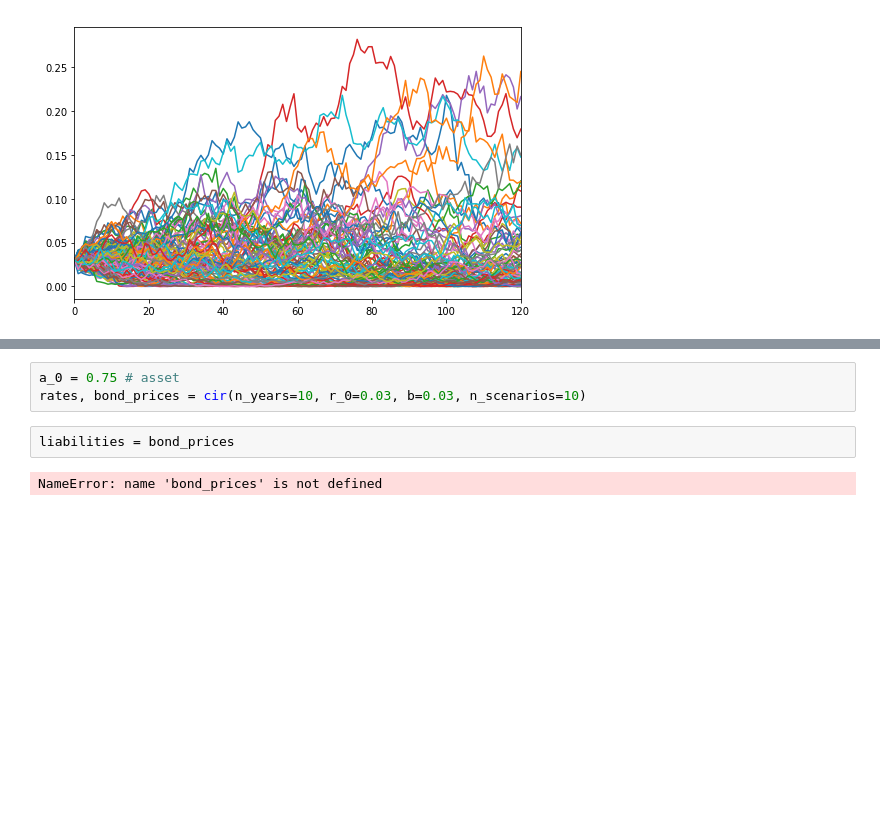
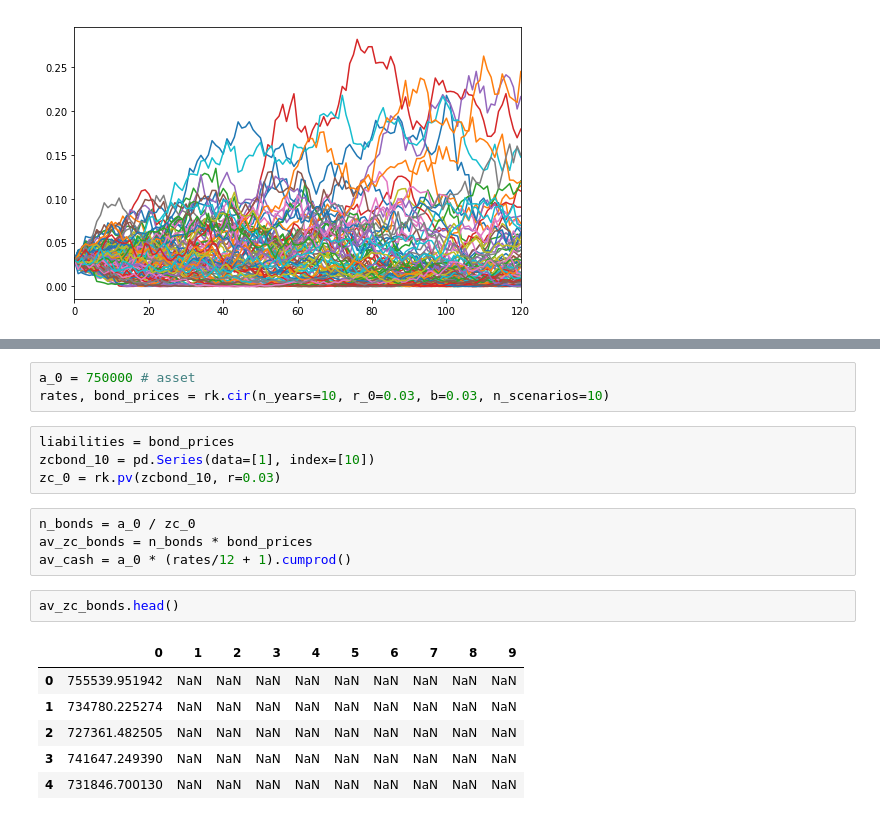
Before and after one commit to allaccountstaken/risk_toolkit, a Jupyter notebook: cir.ipynb, the cells around one changed output, grey strips where cells are left out. Saved outputs shown, nothing was run; the diff lists cells and outputs as text; blank space fills up the shorter version.

```diff
--- a/cir.ipynb
+++ b/cir.ipynb
@@ -65,9 +68,22 @@ display(controls)
 # %% [output]
 interactive(children=(FloatSlider(value=0.03, description='r_0', max=0.15, step=0.01), FloatSlider(value=0.05,…
 # %%
-a_0 = 0.75 # asset
-rates, bond_prices = cir(n_years=10, r_0=0.03, b=0.03, n_scenarios=10)
+a_0 = 750000 # asset
+rates, bond_prices = rk.cir(n_years=10, r_0=0.03, b=0.03, n_scenarios=10)
-# %%
-liabilities = bond_prices
-# %% [output]
-NameError: name 'bond_prices' is not defined
+# %%
+liabilities = bond_prices
+zcbond_10 = pd.Series(data=[1], index=[10])
+zc_0 = rk.pv(zcbond_10, r=0.03)
+# %%
+n_bonds = a_0 / zc_0
+av_zc_bonds = n_bonds * bond_prices
+av_cash = a_0 * (rates/12 + 1).cumprod()
+# %%
+av_zc_bonds.head()
+# %% [output]
+|  | 0 | 1 | 2 | 3 | 4 | 5 | 6 | 7 | 8 | 9 |
+| 0 | 755539.951942 | NaN | NaN | NaN | NaN | NaN | NaN | NaN | NaN | NaN |
+| 1 | 734780.225274 | NaN | NaN | NaN | NaN | NaN | NaN | NaN | NaN | NaN |
+| 2 | 727361.482505 | NaN | NaN | NaN | NaN | NaN | NaN | NaN | NaN | NaN |
+| 3 | 741647.249390 | NaN | NaN | NaN | NaN | NaN | NaN | NaN | NaN | NaN |
+| 4 | 731846.700130 | NaN | NaN | NaN | NaN | NaN | NaN | NaN | NaN | NaN |
```
Also changed, not shown: parts of 5 cells of this notebook, 1 other file.
